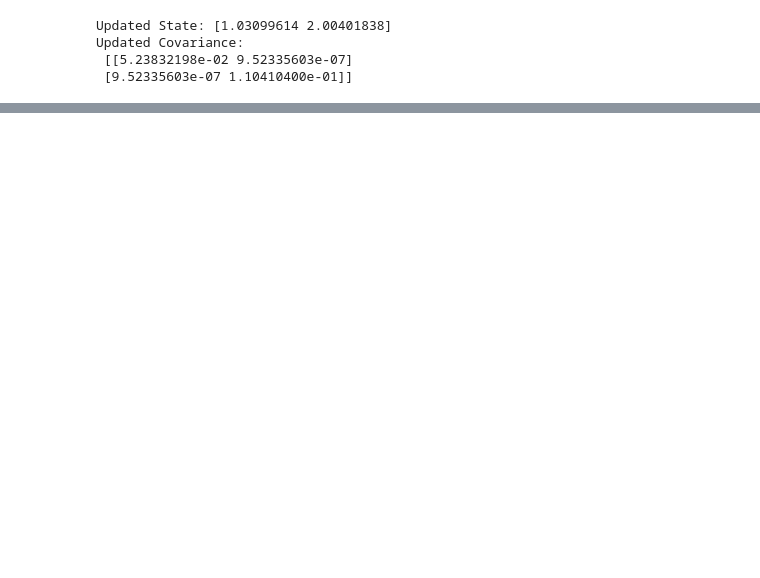
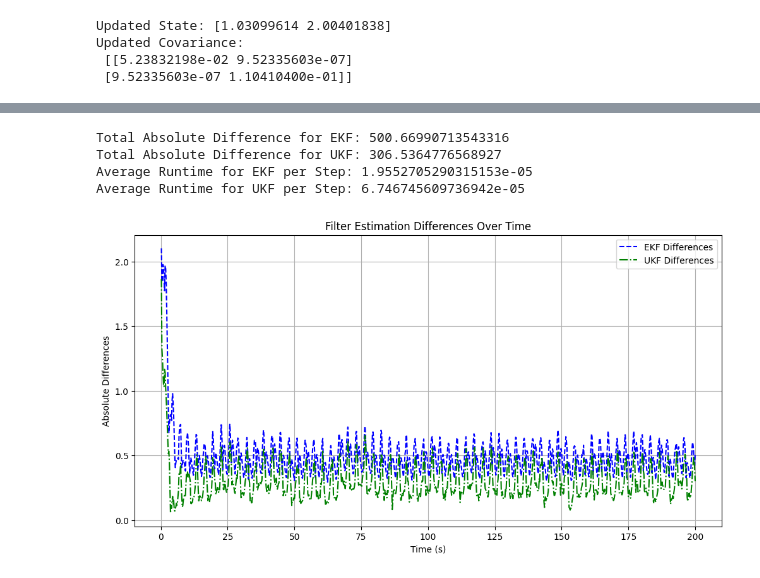
Before and after one commit to RemMyFav/UKF-vs-EKF-Analysis, a Jupyter notebook: van_der_pol_oscillator/van_der_pol_oscillator.ipynb, the cells around one changed output, grey strips where cells are left out. Saved outputs shown, nothing was run; the diff lists cells and outputs as text; code cells hidden in the pictures; blank space fills up the shorter version.

```diff
--- a/van_der_pol_oscillator/van_der_pol_oscillator.ipynb
+++ b/van_der_pol_oscillator/van_der_pol_oscillator.ipynb
@@ -323,0 +396,74 @@ plt.show()
+# %%
+# Initialize lists for runtimes and differences
+ekf_runtimes = []
+ukf_runtimes = []
+ekf_differences = []
+ukf_differences = []
+
+# Initialize estimates
+ekf_estimates = [x_ekf.copy()]  # Ensure x_ekf is defined and copied as the initial state
+ukf_estimates = [x_ukf.copy()]  # Ensure x_ukf is defined and copied as the initial state
+
+# Perform filter updates
+for i, z in enumerate(noisy_measurements):
+    true_state = true_ys[i]  # Current true state for comparison
+
+    # EKF cycle
+    start_time_ekf = time.time()
+    x_pred, P_pred = ekf_predict(ekf_estimates[-1], P, Q, (t1-t0)/n, mu)
+    z_arr = np.array([z])  # Measurement vector
+    x_upd, P_upd = ekf_update(x_pred, P_pred, z_arr, R, H)
+    end_time_ekf = time.time()
+    ekf_runtimes.append(end_time_ekf - start_time_ekf)
+
+    if i > 0:
+        ekf_estimates.append(x_upd)
+        # Calculate and store the absolute difference for EKF
+        ekf_diff = np.abs(x_upd - true_state).sum()  # Sum differences for all state dimensions
+        ekf_differences.append(ekf_diff)
+
+    # UKF cycle
+    start_time_ukf = time.time()
+    sigma_points, wm, wc = generate_sigma_points(ukf_estimates[-1], P_ukf, alpha, ki, beta)
+    x_pred, P_pred, sigma_points_pred = ukf_predict(sigma_points, wm, wc, Q, dt, mu)
+    x_upd, P_upd = ukf_update(x_pred, P_pred, sigma_points_pred, np.array([z]), R, H, wm, wc)
+    end_time_ukf = time.time()
+    ukf_runtimes.append(end_time_ukf - start_time_ukf)
+
+    if i > 0:
+        ukf_estimates.append(x_upd)
+        # Calculate and store the absolute difference for UKF
+        ukf_diff = np.abs(x_upd - true_state).sum()  # Sum differences for all state dimensions
+        ukf_differences.append(ukf_diff)
+
+# Summarize results
+ekf_total_diff = np.sum(ekf_differences)
+ukf_total_diff = np.sum(ukf_differences)
+print("Total Absolute Difference for EKF:", ekf_total_diff)
+print("Total Absolute Difference for UKF:", ukf_total_diff)
+print("Average Runtime for EKF per Step:", np.mean(ekf_runtimes))
+print("Average Runtime for UKF per Step:", np.mean(ukf_runtimes))
+# %% [output]
+Total Absolute Difference for EKF: 500.66990713543316
+Total Absolute Difference for UKF: 306.5364776568927
+Average Runtime for EKF per Step: 1.9552705290315153e-05
+Average Runtime for UKF per Step: 6.746745609736942e-05
+# %%
+ts_adjusted = ts[1:]  # Adjusting time steps if necessary
+
+# Define the plotting function for differences
+def plot_estimation_differences(ts, ekf_diffs, ukf_diffs):
+    plt.figure(figsize=(12, 6))
+    plt.plot(ts, ekf_diffs, label='EKF Differences', color='blue', linestyle='--')
+    plt.plot(ts, ukf_diffs, label='UKF Differences', color='green', linestyle='-.')
+    plt.title('Filter Estimation Differences Over Time')
+    plt.xlabel('Time (s)')
+    plt.ylabel('Absolute Differences')
+    plt.legend()
+    plt.grid(True)
+    plt.show()
+
+# Call the plotting function
+plot_estimation_differences(ts_adjusted, ekf_differences, ukf_differences)
+# %% [output]
+[figure, added]
```
Also changed, not shown: parts of 8 cells of this notebook.
